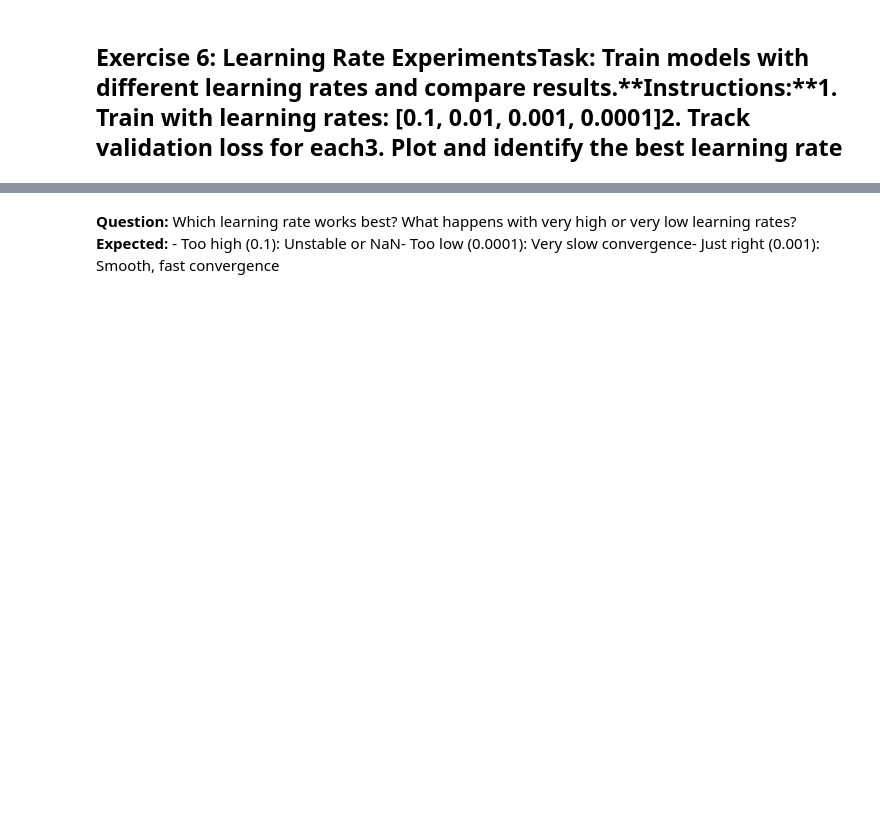
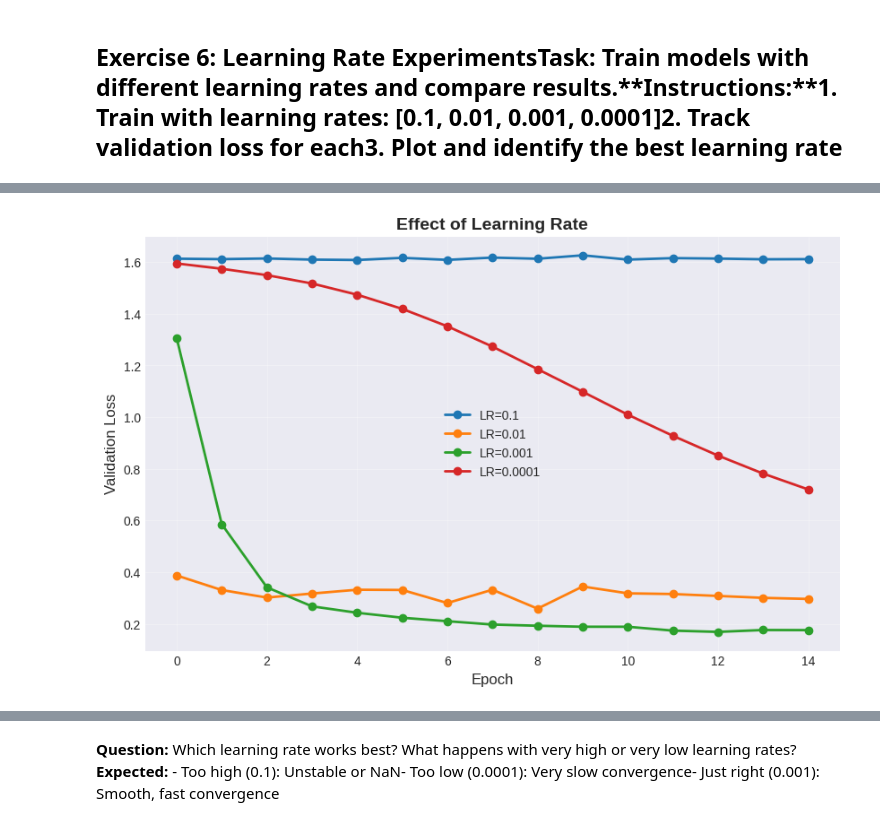
Before and after one commit to prat-kap/Assignment-Task-Management, a Jupyter notebook: training_loop_model_debugging.ipynb, the cells around one changed output, grey strips where cells are left out. Saved outputs shown, nothing was run; the diff lists cells and outputs as text; code cells hidden in the pictures; blank space fills up the shorter version.

```diff
--- a/training_loop_model_debugging.ipynb
+++ b/training_loop_model_debugging.ipynb
@@ -41,4 +347,44 @@ def validate(model, val_loader, criterion, device='cpu'):    """    Validate the
 # %% [markdown]
 ## Exercise 6: Learning Rate Experiments**Task:** Train models with different learning rates and compare results.**Instructions:**1. Train with learning rates: [0.1, 0.01, 0.001, 0.0001]2. Track validation loss for each3. Plot and identify the best learning rate
 # %%
-learning_rates = [0.1, 0.01, 0.001, 0.0001]results = {}for lr in learning_rates:    print(f"\nTraining with LR={lr}")    print("-"*40)        # Reset model    model = SimpleClassifier().to(device)    optimizer = optim.Adam(model.parameters(), lr=lr)        # Train for 15 epochs    val_losses_lr = []    for epoch in range(15):        train_loss = train_one_epoch(model, train_loader, criterion, optimizer, device)        val_loss, val_acc = validate(model, val_loader, criterion, device)        val_losses_lr.append(val_loss)                if (epoch + 1) % 5 == 0:            print(f"  Epoch {epoch+1}: Val Loss={val_loss:.4f}, Val Acc={val_acc:.2f}%")        results[lr] = val_losses_lr# Plot comparisonplt.figure(figsize=(10, 6))for lr, losses in results.items():    plt.plot(losses, 'o-', label=f'LR={lr}', linewidth=2)plt.xlabel('Epoch', fontsize=12)plt.ylabel('Validation Loss', fontsize=12)plt.title('Effect of Learning Rate', fontsize=14, fontweight='bold')plt.legend()plt.grid(True, alpha=0.3)plt.show()# Find best learning ratefor lr, losses in results.items():    final_loss = losses[-1]    min_loss = min(losses)    print(f"LR={lr}: Final Loss={final_loss:.4f}, Best Loss={min_loss:.4f}")
+learning_rates = [0.1, 0.01, 0.001, 0.0001]
+results = {}
+
+for lr in learning_rates:
+    print(f"\nTraining with LR={lr}")
+    print("-"*40)
+
+    # Reset model
+    model = SimpleClassifier().to(device)
+    optimizer = optim.Adam(model.parameters(), lr=lr)
+
+    # Train for 15 epochs
+    val_losses_lr = []
+    for epoch in range(15):
+        train_loss = train_one_epoch(model, train_loader, criterion, optimizer, device)
+        val_loss, val_acc = validate(model, val_loader, criterion, device)
+        val_losses_lr.append(val_loss)
+
+        if (epoch + 1) % 5 == 0:
+            print(f"  Epoch {epoch+1}: Val Loss={val_loss:.4f}, Val Acc={val_acc:.2f}%")
+
+    results[lr] = val_losses_lr
+
+# Plot comparison
+plt.figure(figsize=(10, 6))
+for lr, losses in results.items():
+    plt.plot(losses, 'o-', label=f'LR={lr}', linewidth=2)
+
+plt.xlabel('Epoch', fontsize=12)
+plt.ylabel('Validation Loss', fontsize=12)
+plt.title('Effect of Learning Rate', fontsize=14, fontweight='bold')
+plt.legend()
+plt.grid(True, alpha=0.3)
+plt.show()
+
+# Find best learning rate
+for lr, losses in results.items():
+    final_loss = losses[-1]
+    min_loss = min(losses)
+    print(f"LR={lr}: Final Loss={final_loss:.4f}, Best Loss={min_loss:.4f}")
+# %% [output]
@@ -44,0 +408 @@ learning_rates = [0.1, 0.01, 0.001, 0.0001]results = {}for lr in learning_rates:
+[figure, added]
```
Also changed, not shown: parts of 12 cells of this notebook.
